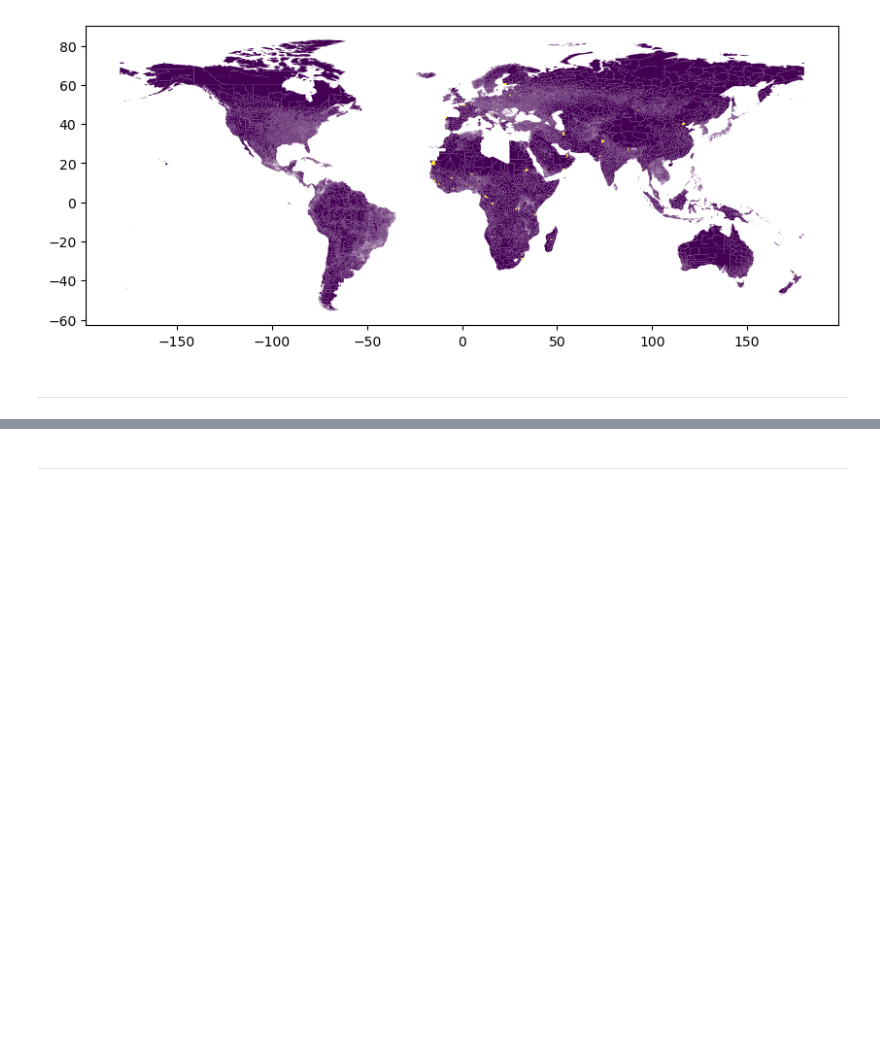
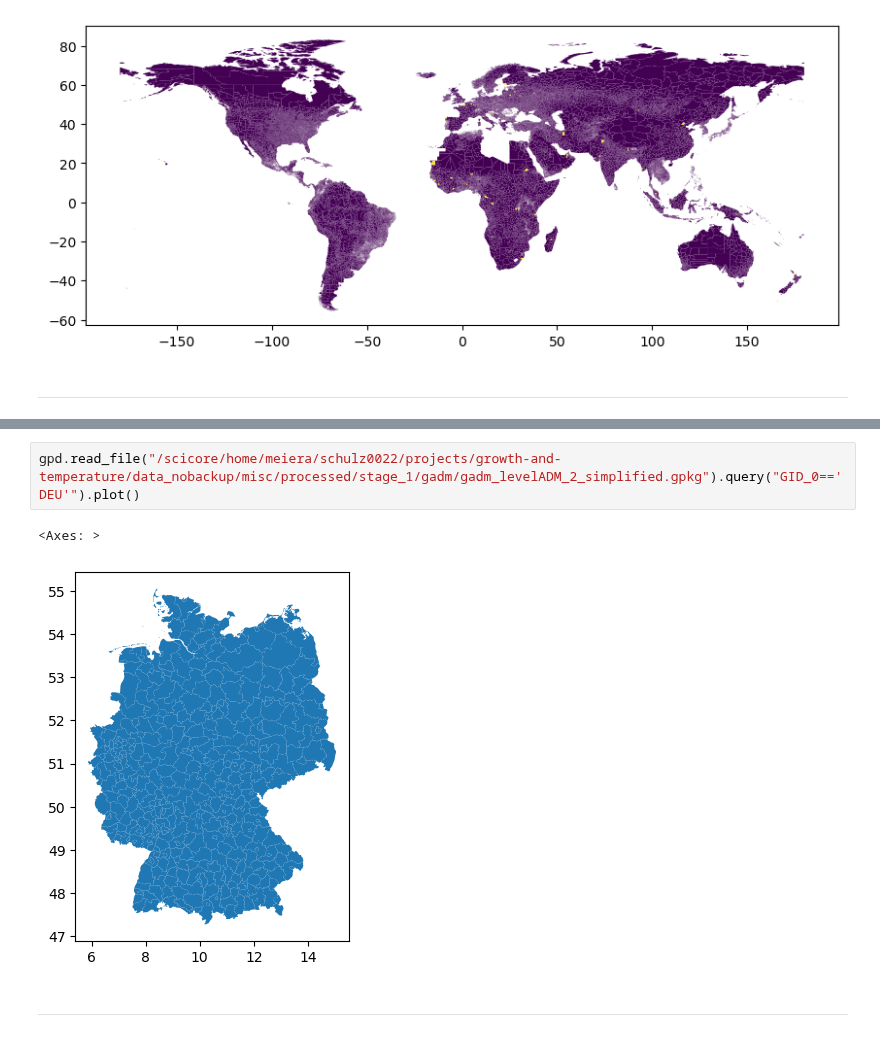
Before and after one commit to felixschulz385/growth-and-temperature, a Jupyter notebook: gnt/experiments/plad.ipynb, the cells around one changed output, grey strips where cells are left out. Saved outputs shown, nothing was run; the diff lists cells and outputs as text; blank space fills up the shorter version.

```diff
--- a/gnt/experiments/plad.ipynb
+++ b/gnt/experiments/plad.ipynb
@@ -124,3 +134,8 @@ plad_xr.reg_fav.isel(time=17).odc.assign_crs(4326).odc.crop(subset_geom).compute
+# %%
+gpd.read_file("/scicore/home/meiera/schulz0022/projects/growth-and-temperature/data_nobackup/misc/processed/stage_1/gadm/gadm_levelADM_2_simplified.gpkg").query("GID_0=='DEU'").plot()
+# %% [output]
+<Axes: >
+[figure, added]
 # %% [markdown]
 ---
 # %%
```
Also changed, not shown: parts of 4 cells of this notebook, 13 other files.
